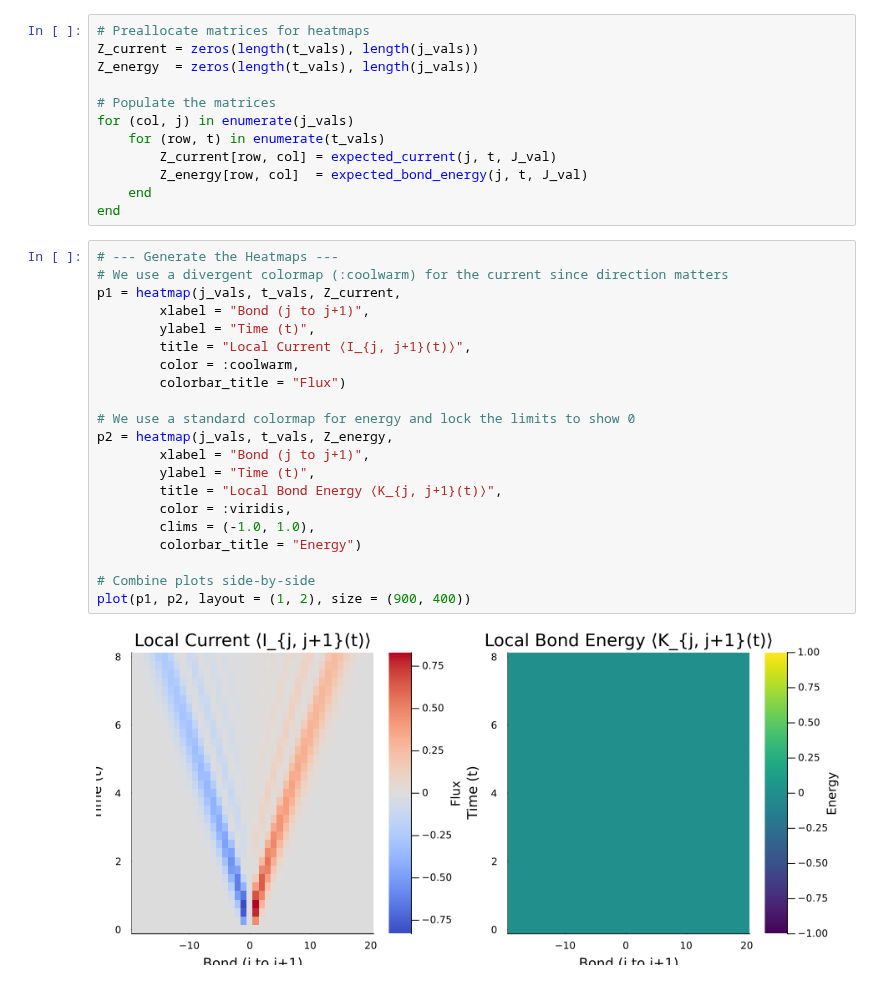
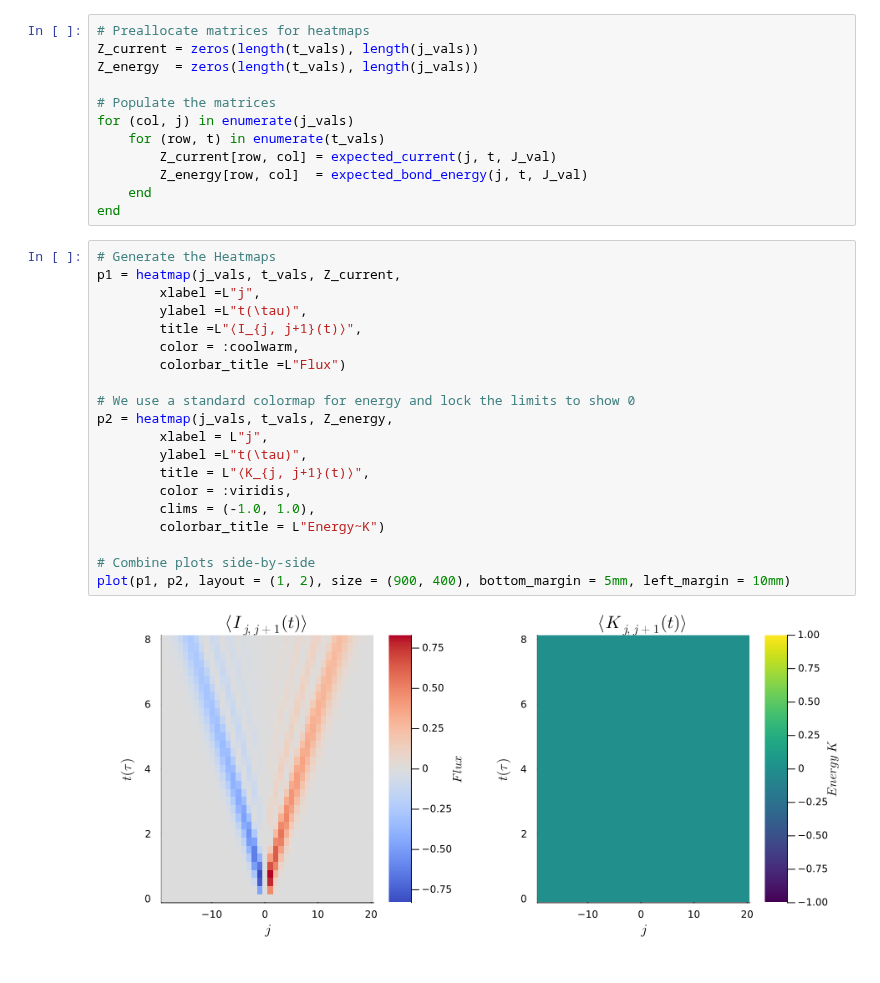
Before and after one commit to RonaldoNA/Projects, a Jupyter notebook: Wave guides as analog/Program/Theorethical 0110 particles.ipynb, the cells around one changed output. Cells and saved outputs as stored; diff of their text form.

```diff
--- a/Wave guides as analog/Program/Theorethical 0110 particles.ipynb
+++ b/Wave guides as analog/Program/Theorethical 0110 particles.ipynb
@@ -134,25 +133,24 @@ for (col, j) in enumerate(j_vals)
     end
 end
 # %%
-# --- Generate the Heatmaps ---
-# We use a divergent colormap (:coolwarm) for the current since direction matters
+# Generate the Heatmaps
 p1 = heatmap(j_vals, t_vals, Z_current,
-        xlabel = "Bond (j to j+1)",
-        ylabel = "Time (t)",
-        title = "Local Current ⟨I_{j, j+1}(t)⟩",
+        xlabel =L"j",
+        ylabel =L"t(\tau)",
+        title =L"⟨I_{j, j+1}(t)⟩",
         color = :coolwarm,
-        colorbar_title = "Flux")
+        colorbar_title =L"Flux")
 
 # We use a standard colormap for energy and lock the limits to show 0
 p2 = heatmap(j_vals, t_vals, Z_energy,
-        xlabel = "Bond (j to j+1)",
-        ylabel = "Time (t)",
-        title = "Local Bond Energy ⟨K_{j, j+1}(t)⟩",
+        xlabel = L"j",
+        ylabel =L"t(\tau)",
+        title = L"⟨K_{j, j+1}(t)⟩",
         color = :viridis,
         clims = (-1.0, 1.0),
-        colorbar_title = "Energy")
+        colorbar_title = L"Energy~K")
 
 # Combine plots side-by-side
-plot(p1, p2, layout = (1, 2), size = (900, 400))
+plot(p1, p2, layout = (1, 2), size = (900, 400), bottom_margin = 5mm, left_margin = 10mm)
 # %% [output]
-[figure, old version]
+[figure, new version]
```
Also changed, not shown: parts of 1 cell of this notebook, 1 other file.
